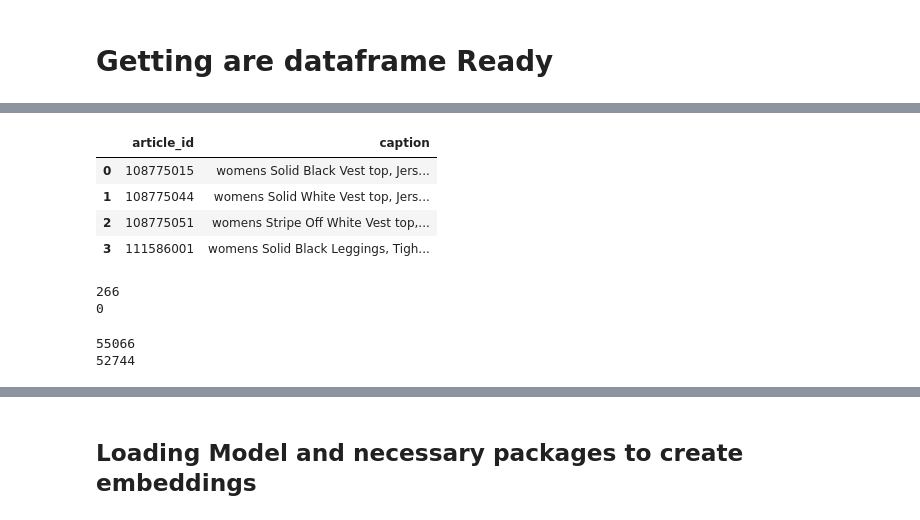
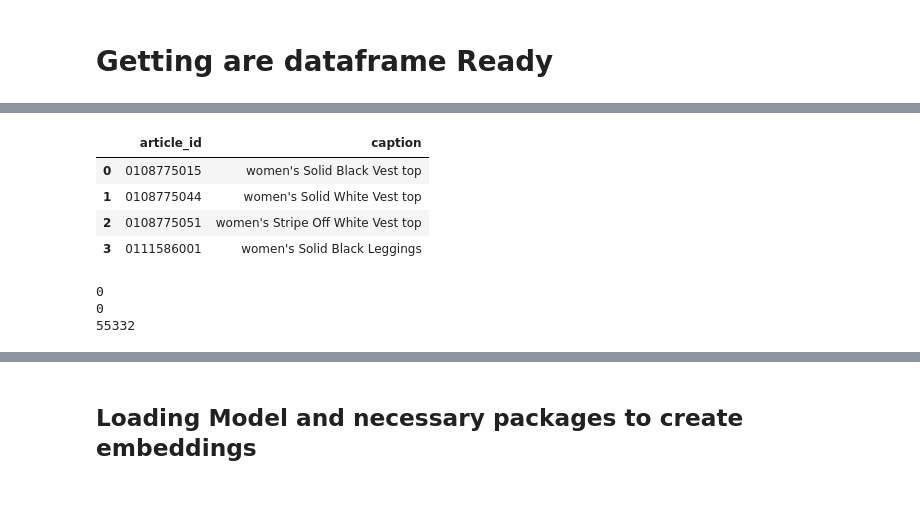
Before and after one commit to NikhilK-crypto/SmartStyleHub, a Jupyter notebook: Qdrant_FineTuned_CLIP.ipynb, the cells around one changed output, grey strips where cells are left out. Saved outputs shown, nothing was run; the diff lists cells and outputs as text; code cells hidden in the pictures.

```diff
--- a/Qdrant_FineTuned_CLIP.ipynb
+++ b/Qdrant_FineTuned_CLIP.ipynb
@@ -58,0 +62,5 @@ df.head()
+# %%
+print(df['gender'].value_counts())
+df.loc[df['gender'] == 'mens','gender'] = 'for male'
+df.loc[df['gender'] == 'womens','gender'] = "women's"
+print(df['gender'].value_counts())
@@ -58,0 +76,4 @@ df.head()
+# %%
+df['caption'] = df['graphical_appearance_name'] + ' ' + df['colour_group_name'] + ' ' + df['product_type_name']
+df.loc[df['gender']== "women's",'caption'] = df['gender'] + ' ' + df['caption']
+df.loc[df['gender']== 'for male','caption'] = df['caption'] + ' for male'
@@ -59,12 +87,12 @@ df.head()
 # %%
-df = df.iloc[:,[0,-1]].copy()
+df = df.iloc[:,[0,-2]].copy()
 df.head(4)
 # %% [output]
 |  | article_id | caption |
-| 0 | 108775015 | womens Solid Black Vest top, Jers... |
-| 1 | 108775044 | womens Solid White Vest top, Jers... |
-| 2 | 108775051 | womens Stripe Off White Vest top,... |
-| 3 | 111586001 | womens Solid Black Leggings, Tigh... |
+| 0 | 0108775015 | women's Solid Black Vest top |
+| 1 | 0108775044 | women's Solid White Vest top |
+| 2 | 0108775051 | women's Stripe Off White Vest top |
+| 3 | 0111586001 | women's Solid Black Leggings |
 # %%
 #dropping null values
 print(df['caption'].isna().sum() )
@@ -73,15 +101,8 @@ df.dropna(inplace = True)
 df.reset_index(drop = True,inplace = True)
 
 print(df['caption'].isna().sum())
+print(len(df))
 # %% [output]
-266
 0
+0
+55332
-# %%
-df['cap_length'] = df['caption'].apply(lambda x: len(x.split(' ')))
-
-print(len(df))
-df = df.loc[df['cap_length']<55].reset_index(drop = True)
-print(len(df))
-# %% [output]
-55066
-52744
```
Also changed, not shown: parts of 14 cells of this notebook.
